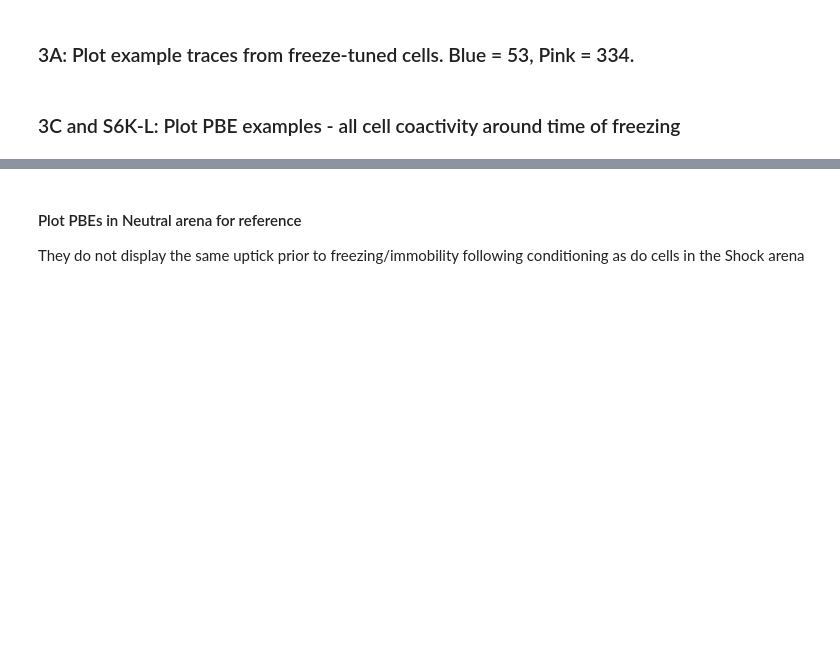
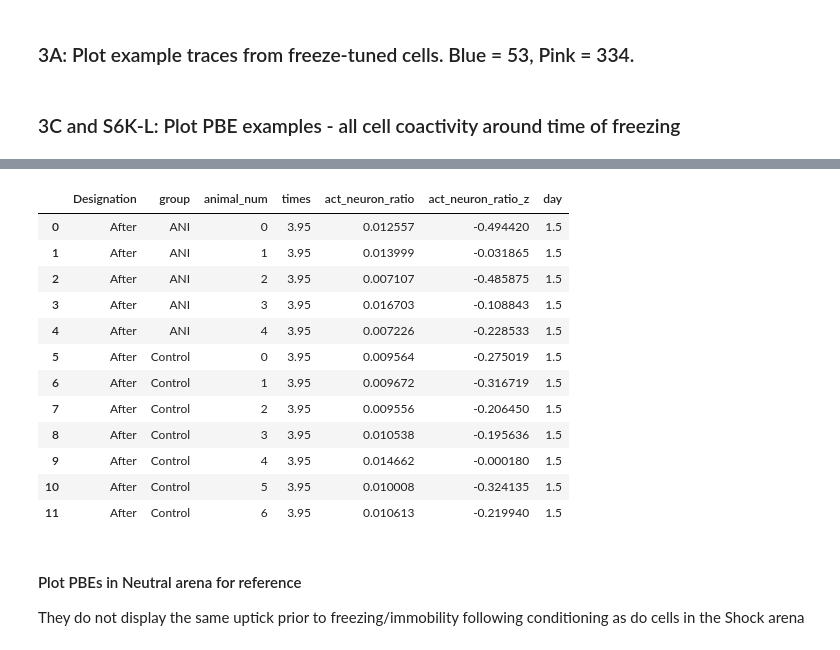
Before and after one commit to nkinsky/Eraser, a Jupyter notebook: Notebooks/Figure3.ipynb, the cells around one changed output, grey strips where cells are left out. Cells and saved outputs as stored; diff of their text form; code cells hidden in the pictures; blank space fills up the shorter version.

```diff
--- a/Notebooks/Figure3.ipynb
+++ b/Notebooks/Figure3.ipynb
@@ -227,3 +297,19 @@ for a, desig in zip([ax_pbe_bef, ax_pbe_4hr, ax_pbe_aft], ['Before', '4hr', 'Aft
+# %%
+df_tpt.groupby(["Designation", "group", "animal_num"]).mean().reset_index()
+# %% [output]
+|  | Designation | group | animal_num | times | act_neuron_ratio | act_neuron_ratio_z | day |
+| 0 | After | ANI | 0 | 3.95 | 0.012557 | -0.494420 | 1.5 |
+| 1 | After | ANI | 1 | 3.95 | 0.013999 | -0.031865 | 1.5 |
+| 2 | After | ANI | 2 | 3.95 | 0.007107 | -0.485875 | 1.5 |
+| 3 | After | ANI | 3 | 3.95 | 0.016703 | -0.108843 | 1.5 |
+| 4 | After | ANI | 4 | 3.95 | 0.007226 | -0.228533 | 1.5 |
+| 5 | After | Control | 0 | 3.95 | 0.009564 | -0.275019 | 1.5 |
+| 6 | After | Control | 1 | 3.95 | 0.009672 | -0.316719 | 1.5 |
+| 7 | After | Control | 2 | 3.95 | 0.009556 | -0.206450 | 1.5 |
+| 8 | After | Control | 3 | 3.95 | 0.010538 | -0.195636 | 1.5 |
+| 9 | After | Control | 4 | 3.95 | 0.014662 | -0.000180 | 1.5 |
+| 10 | After | Control | 5 | 3.95 | 0.010008 | -0.324135 | 1.5 |
+| 11 | After | Control | 6 | 3.95 | 0.010613 | -0.219940 | 1.5 |
 # %% [markdown]
 #### Plot PBEs in Neutral arena for reference
 They do not display the same uptick prior to freezing/immobility following conditioning as do cells in the Shock arena
```
Also changed, not shown: parts of 7 cells of this notebook, 1 other file.
